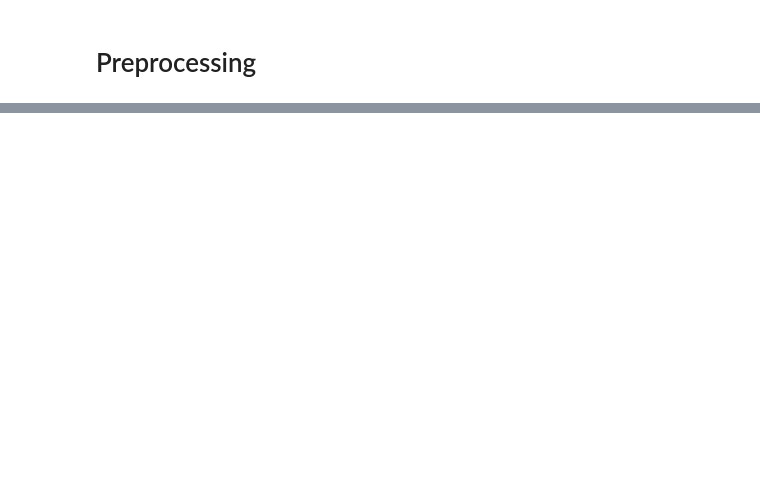
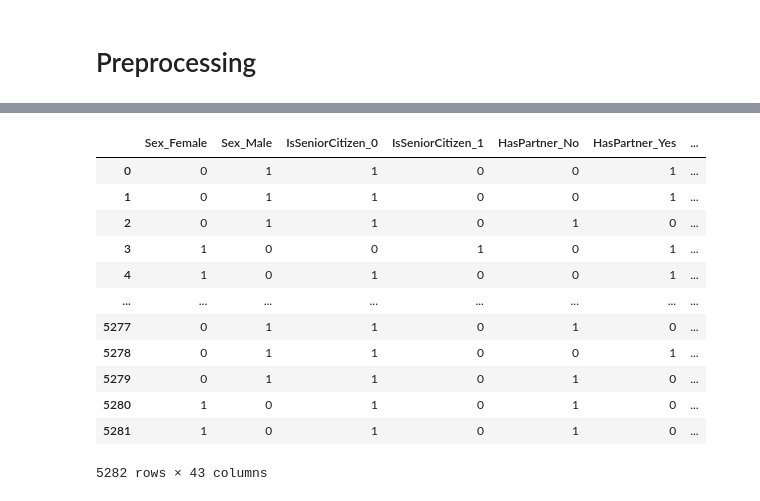
Before and after one commit to SlipShabby/DLSchool, a Jupyter notebook: DL_autumn2021/DL_intermediate/kaggle_prediction/Kaggle_prediction.ipynb, the cells around one changed output, grey strips where cells are left out. Cells and saved outputs as stored; diff of their text form; code cells hidden in the pictures; blank space fills up the shorter version.

```diff
--- a/DL_autumn2021/DL_intermediate/kaggle_prediction/Kaggle_prediction.ipynb
+++ b/DL_autumn2021/DL_intermediate/kaggle_prediction/Kaggle_prediction.ipynb
@@ -463,0 +478,4 @@ y_train = train[target_col].copy()
+# %%
+train_copy = train.copy(deep=True)
+test_copy = test.copy(deep=True)
+y = train_copy['Churn']
@@ -463,0 +520,16 @@ y_train = train[target_col].copy()
+# %%
+train_encoded
+# %% [output]
+|  | Sex_Female | Sex_Male | IsSeniorCitizen_0 | IsSeniorCitizen_1 | HasPartner_No | HasPartner_Yes | ... |
+| 0 | 0 | 1 | 1 | 0 | 0 | 1 | ... |
+| 1 | 0 | 1 | 1 | 0 | 0 | 1 | ... |
+| 2 | 0 | 1 | 1 | 0 | 1 | 0 | ... |
+| 3 | 1 | 0 | 0 | 1 | 0 | 1 | ... |
+| 4 | 1 | 0 | 1 | 0 | 0 | 1 | ... |
+| ... | ... | ... | ... | ... | ... | ... | ... |
+| 5277 | 0 | 1 | 1 | 0 | 1 | 0 | ... |
+| 5278 | 0 | 1 | 1 | 0 | 0 | 1 | ... |
+| 5279 | 0 | 1 | 1 | 0 | 1 | 0 | ... |
+| 5280 | 1 | 0 | 1 | 0 | 1 | 0 | ... |
+| 5281 | 1 | 0 | 1 | 0 | 1 | 0 | ... |
+5282 rows × 43 columns
```
Also changed, not shown: parts of 19 cells of this notebook.
